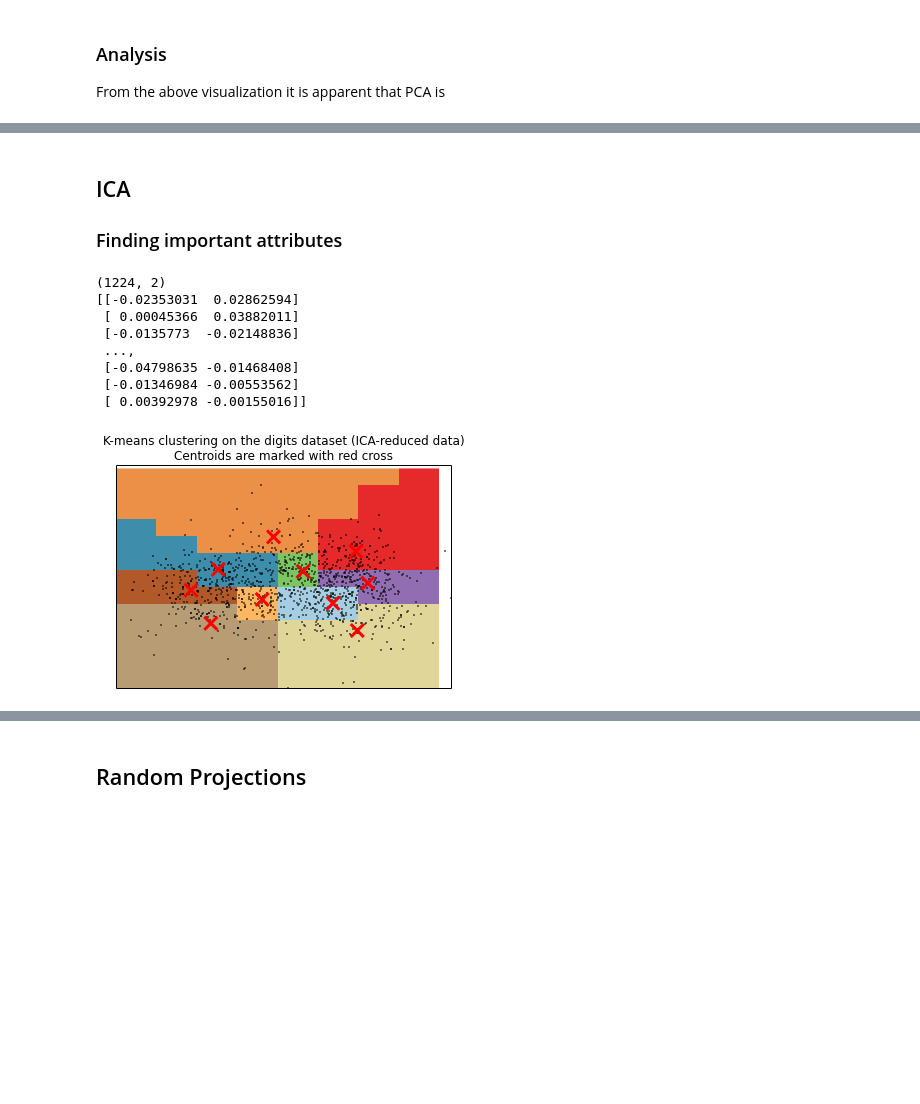
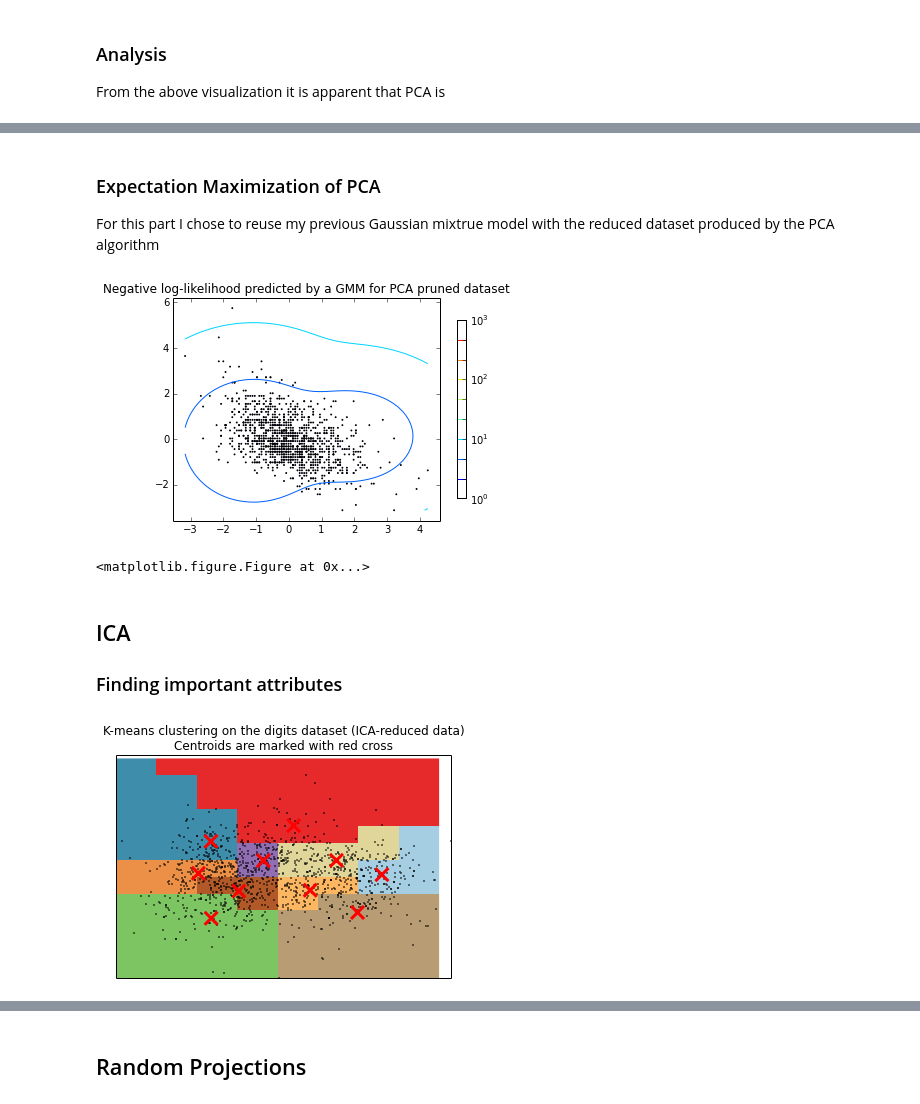
Before and after one commit to nickrobinson/UnsupervisedLearning, a Jupyter notebook: src/Unsupervised.ipynb, the cells around one changed output, grey strips where cells are left out. Saved outputs shown, nothing was run; the diff lists cells and outputs as text; code cells hidden in the pictures; blank space fills up the shorter version.

```diff
--- a/src/Unsupervised.ipynb
+++ b/src/Unsupervised.ipynb
@@ -154,3 +216,35 @@ Silhouette Score: 0.338
+# %% [markdown]
+### Expectation Maximization of PCA
+For this part I chose to reuse my previous Gaussian mixtrue model with the reduced dataset produced by the PCA algorithm
+# %%
+pca = PCA(n_components=2)
+X_scaled = preprocessing.scale(X_train)
+reduced_data = pca.fit_transform(X_scaled)
+
+# fit a Gaussian Mixture Model with two components
+clf = mixture.GMM(n_components=2, covariance_type='diag')
+clf.fit(reduced_data)
+
+# display predicted scores by the model as a contour plot
+x = np.linspace(x_entry[:, 0].min(), x_entry[:, 0].max())
+y = np.linspace(x_entry[:, 1].min(), x_entry[:, 1].max())
+X, Y = np.meshgrid(x, y)
+XX = np.array([X.ravel(), Y.ravel()]).T
+Z = -clf.score_samples(XX)[0]
+Z = Z.reshape(X.shape)
+
+CS = plt.contour(X, Y, Z, norm=LogNorm(vmin=1.0, vmax=1000.0),
+        levels=np.logspace(0, 3, 10))
+CB = plt.colorbar(CS, shrink=0.8, extend='both')
+plt.scatter(x_entry[:, 0], x_entry[:, 1], .8)
+
+plt.title('Negative log-likelihood predicted by a GMM for PCA pruned dataset')
+plt.axis('tight')
+plt.figure(figsize=(20,20))
+plt.show()
+# %% [output]
+[figure, added]
+<matplotlib.figure.Figure at 0x...>
 # %% [markdown]
 ## ICA
 ### Finding important attributes
@@ -158,21 +252,11 @@ Silhouette Score: 0.338
 ica = FastICA(n_components=2, max_iter=200, algorithm='deflation')
 X_scaled = preprocessing.scale(X_train)
 reduced_data = ica.fit_transform(X_scaled)
-print reduced_data.shape
-print reduced_data
 km = KMeans(n_clusters=10, max_iter=300)
 km.fit(reduced_data)
 plotFunctions.plotData(reduced_data, km, "ICA")
 # %% [output]
-(1224, 2)
-[[-0.02353031  0.02862594]
- [ 0.00045366  0.03882011]
- [-0.0135773  -0.02148836]
- ...,
- [-0.04798635 -0.01468408]
- [-0.01346984 -0.00553562]
- [ 0.00392978 -0.00155016]]
-[figure, old version]
+[figure, new version]
 # %%
 print("Homogeneity: %0.3f" % metrics.homogeneity_score(y_train, km.labels_))
 print("Completeness: %0.3f" % metrics.completeness_score(y_train, km.labels_))
```
Also changed, not shown: parts of 32 cells of this notebook, 1 other file.
